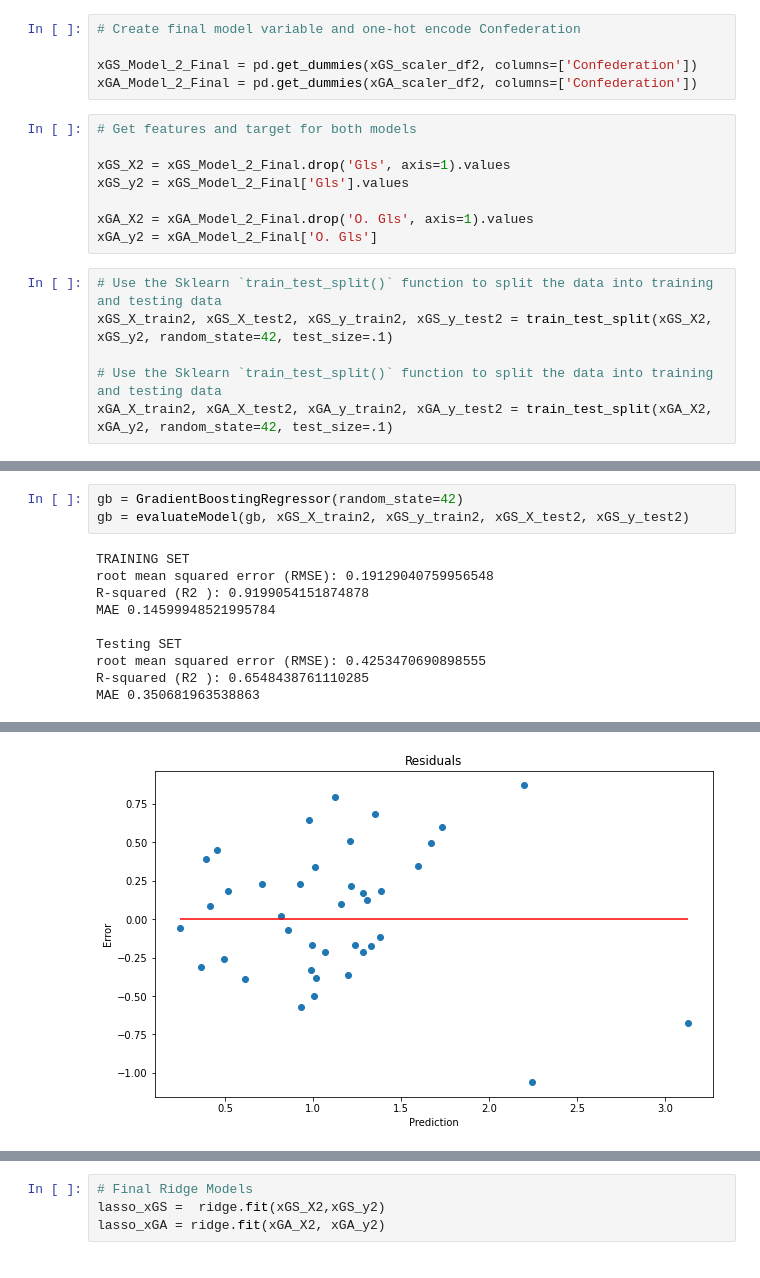
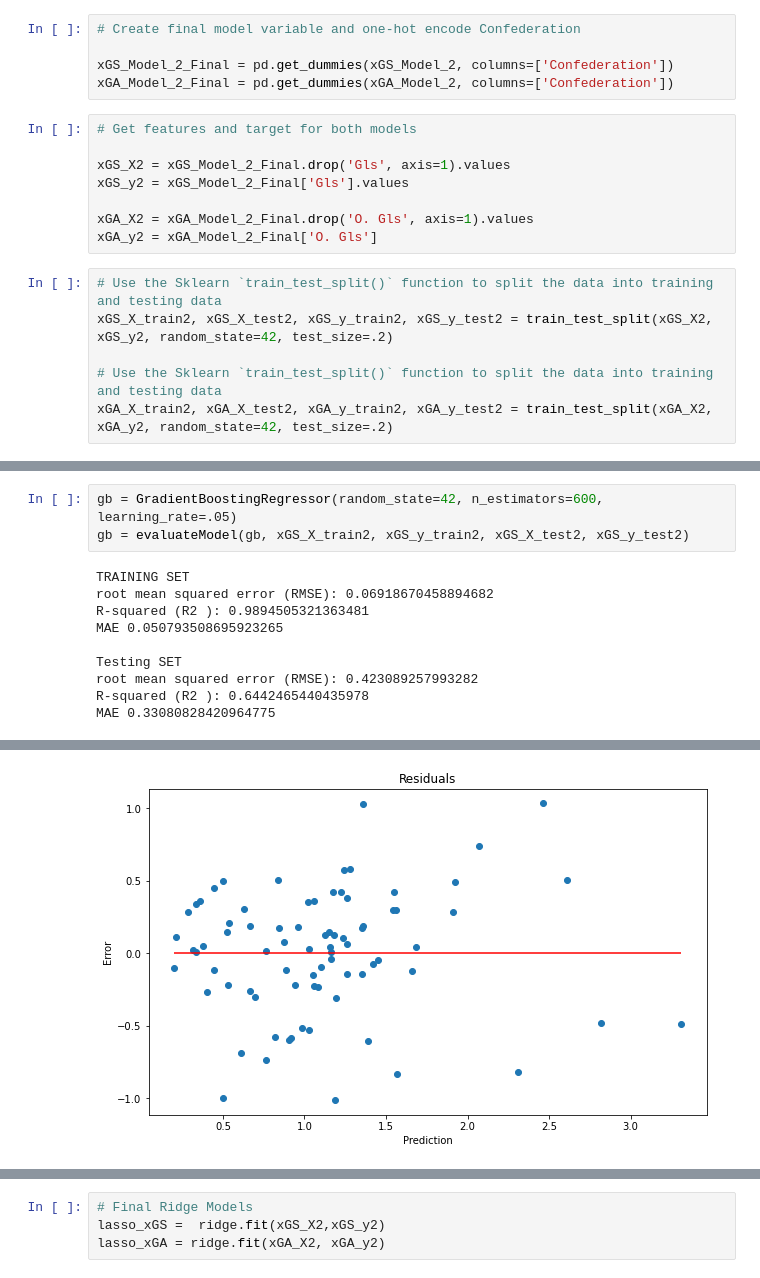
Before and after one commit to matthallman/uofm_data_capstone_worldcup, a Jupyter notebook: ML_Model_Data/xGS and xGA ML Model Building.ipynb, the cells around one changed output, grey strips where cells are left out. Cells and saved outputs as stored; diff of their text form.

```diff
--- a/ML_Model_Data/xGS and xGA ML Model Building.ipynb
+++ b/ML_Model_Data/xGS and xGA ML Model Building.ipynb
@@ -429,8 +203,8 @@ xGA_scaler_df2['Confederation'] = xGA_Model_2['Confederation']
 # %%
 # Create final model variable and one-hot encode Confederation
 
-xGS_Model_2_Final = pd.get_dummies(xGS_scaler_df2, columns=['Confederation'])
-xGA_Model_2_Final = pd.get_dummies(xGA_scaler_df2, columns=['Confederation'])
+xGS_Model_2_Final = pd.get_dummies(xGS_Model_2, columns=['Confederation'])
+xGA_Model_2_Final = pd.get_dummies(xGA_Model_2, columns=['Confederation'])
 # %%
 # Get features and target for both models
 
@@ -441,10 +215,10 @@ xGA_X2 = xGA_Model_2_Final.drop('O. Gls', axis=1).values
 xGA_y2 = xGA_Model_2_Final['O. Gls']
 # %%
 # Use the Sklearn `train_test_split()` function to split the data into training and testing data
-xGS_X_train2, xGS_X_test2, xGS_y_train2, xGS_y_test2 = train_test_split(xGS_X2, xGS_y2, random_state=42, test_size=.1)
+xGS_X_train2, xGS_X_test2, xGS_y_train2, xGS_y_test2 = train_test_split(xGS_X2, xGS_y2, random_state=42, test_size=.2)
 
 # Use the Sklearn `train_test_split()` function to split the data into training and testing data
-xGA_X_train2, xGA_X_test2, xGA_y_train2, xGA_y_test2 = train_test_split(xGA_X2, xGA_y2, random_state=42, test_size=.1)
+xGA_X_train2, xGA_X_test2, xGA_y_train2, xGA_y_test2 = train_test_split(xGA_X2, xGA_y2, random_state=42, test_size=.2)
 # %%
 lr = LinearRegression()
 lr = evaluateModel(lr, xGS_X_train2, xGS_y_train2, xGS_X_test2, xGS_y_test2)
@@ -478,13 +252,13 @@ MAE 0.4768016499490652
 # %%
-gb = GradientBoostingRegressor(random_state=42)
+gb = GradientBoostingRegressor(random_state=42, n_estimators=600, learning_rate=.05)
 gb = evaluateModel(gb, xGS_X_train2, xGS_y_train2, xGS_X_test2, xGS_y_test2)
 # %% [output]
 TRAINING SET
-root mean squared error (RMSE): 0.19129040759956548
-R-squared (R2 ): 0.9199054151874878
-MAE 0.14599948521995784
+root mean squared error (RMSE): 0.06918670458894682
+R-squared (R2 ): 0.9894505321363481
+MAE 0.050793508695923265
 
 Testing SET
-root mean squared error (RMSE): 0.4253470690898555
-R-squared (R2 ): 0.6548438761110285
-MAE 0.350681963538863
+root mean squared error (RMSE): 0.423089257993282
+R-squared (R2 ): 0.6442465440435978
+MAE 0.33080828420964775
@@ -492,4 +266,4 @@ MAE 0.350681963538863
-[figure, old version]
+[figure, new version]
 # %%
 lgbm = LGBMRegressor(random_state=42)
 lgbm = evaluateModel(lgbm, xGS_X_train2, xGS_y_train2, xGS_X_test2, xGS_y_test2)
```
Also changed, not shown: parts of 39 cells of this notebook, 11 other files.
